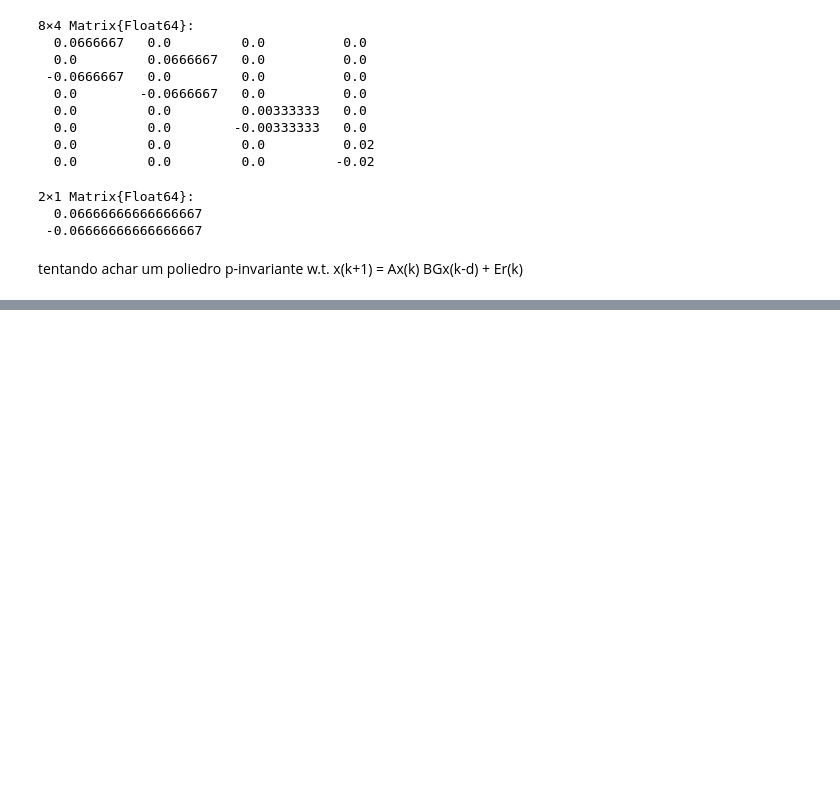
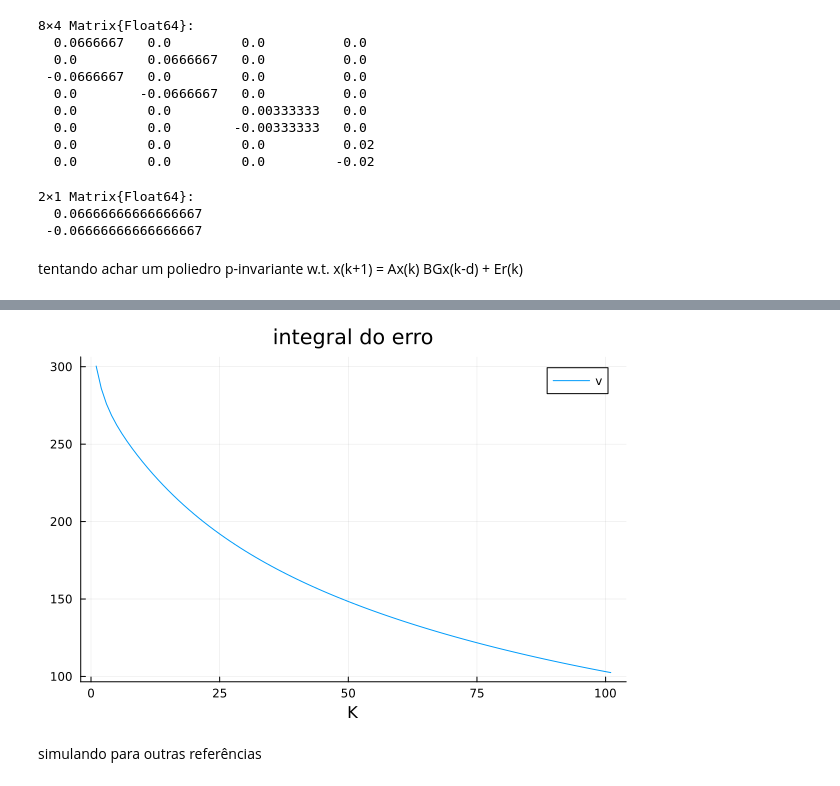
Before and after one commit to Nicholas-Wallace/Polyhedron, a Jupyter notebook: segref_delay.ipynb, the cells around one changed output, grey strips where cells are left out. Cells and saved outputs as stored; diff of their text form; code cells hidden in the pictures; blank space fills up the shorter version.

```diff
--- a/segref_delay.ipynb
+++ b/segref_delay.ipynb
@@ -143,0 +255,9 @@ Poly.plot_poly(F, ones(6))
+# %%
+plot(v,
+    label="v",
+    xlabel="K",
+    title="integral do erro")
+# %% [output]
+[figure, added]
+# %% [markdown]
+simulando para outras referências
```
Also changed, not shown: parts of 21 cells of this notebook.
